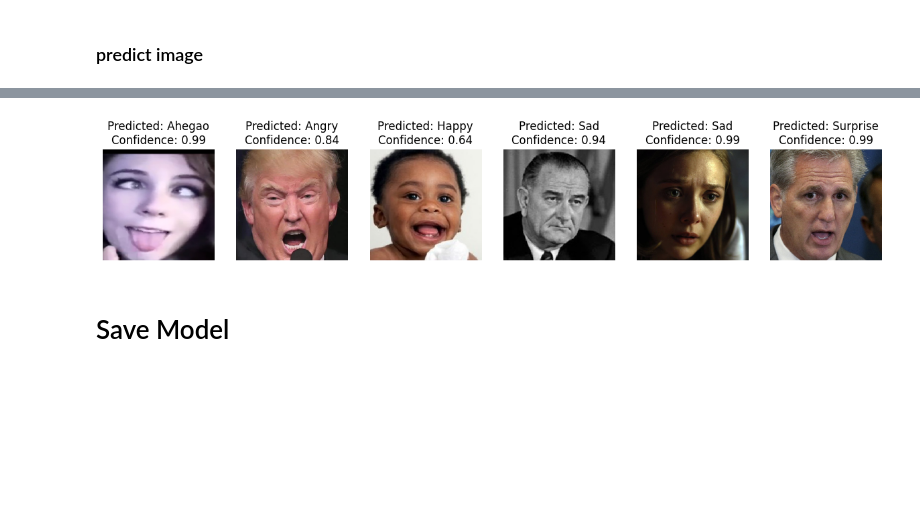
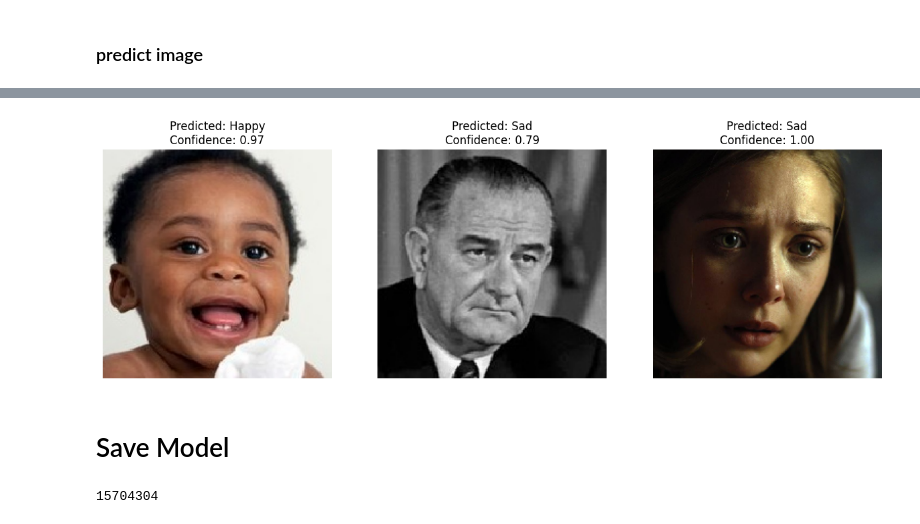
Before and after one commit to AxelSeanCP/Machine-Learning, a Jupyter notebook: Projects/Proyek3_ImageClassification_Axel/face_emotion_recognition.ipynb, the cells around one changed output, grey strips where cells are left out. Cells and saved outputs as stored; diff of their text form; code cells hidden in the pictures; blank space fills up the shorter version.

Commit message:
project3 #1
- model is overfitting
- try increase dropout

```diff
--- a/Projects/Proyek3_ImageClassification_Axel/face_emotion_recognition.ipynb
+++ b/Projects/Proyek3_ImageClassification_Axel/face_emotion_recognition.ipynb
@@ -206,12 +212,14 @@ model.add(MaxPooling2D(2,2))
 model.add(Dropout(0.4))
 model.add(BatchNormalization())
 model.add(GlobalAveragePooling2D())
+model.add(Dense(512, activation=tf.nn.relu))
+model.add(BatchNormalization())
 model.add(Dense(256, activation=tf.nn.relu))
 model.add(Dropout(0.2))
 model.add(BatchNormalization())
-model.add(Dense(64, activation=tf.nn.relu))
+model.add(Dense(128, activation=tf.nn.relu))
 model.add(BatchNormalization())
-model.add(Dense(6, activation=tf.nn.softmax))
+model.add(Dense(3, activation=tf.nn.softmax))
 # %%
 model.summary()
 # %% [output]
@@ -235,7 +243,7 @@ _________________________________________________________________
 # %%
 int_lr = 1e-3
 model.compile(
-    optimizer = tf.keras.optimizers.SGD(learning_rate=int_lr, momentum=0.9),
+    optimizer = tf.keras.optimizers.Adam(learning_rate=int_lr),
     loss = "sparse_categorical_crossentropy",
     metrics=['accuracy']
 )
@@ -420,7 +425,7 @@ from tensorflow.keras.preprocessing import image
 import matplotlib.image as mpimg
 %matplotlib inline
 
-class_labels = ['Ahegao', 'Angry', 'Happy', 'Neutral', 'Sad', 'Surprise']
+class_labels = ['Happy', 'Neutral', 'Sad']
 
 fig , axs = plt.subplots(1, len(uploaded), figsize=(15,5))
 
@@ -455,4 +457,4 @@ plt.show()
-[figure, old version]
+[figure, new version]
 # %% [markdown]
 # Save Model
 # %%
@@ -466,3 +468,5 @@ tflite_model = converter.convert()
 
 tflite_model_file = pathlib.Path('vegs.tflite')
 tflite_model_file.write_bytes(tflite_model)
+# %% [output]
+15704304
```
Also changed, not shown: parts of 18 cells of this notebook.
